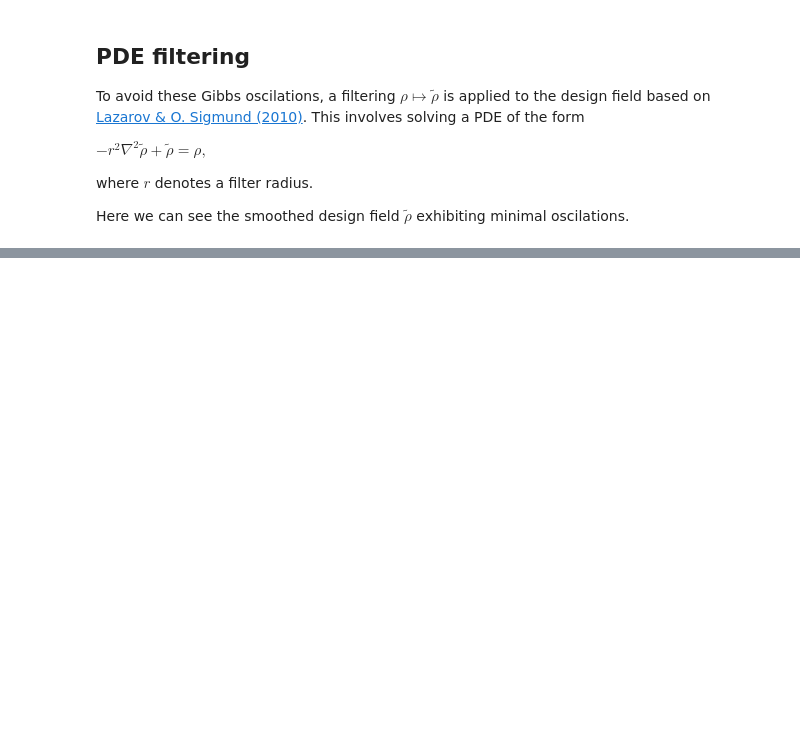
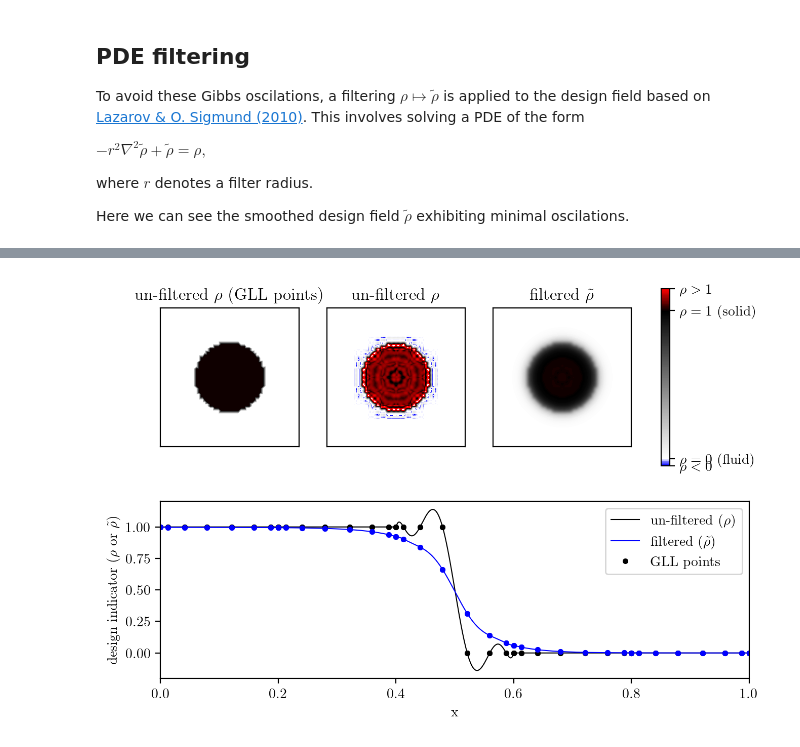
Before and after one commit to ExtremeFLOW/neko-top, a Jupyter notebook: examples/brinkman_parameters/post_processing/Wiggly_boy.ipynb, the cells around one changed output, grey strips where cells are left out. Drawn from its saved outputs; the diff is of its cells as text; code cells hidden in the pictures; blank space fills up the shorter version.

```diff
--- a/examples/brinkman_parameters/post_processing/Wiggly_boy.ipynb
+++ b/examples/brinkman_parameters/post_processing/Wiggly_boy.ipynb
@@ -165,0 +230,73 @@ Text(0.5, 1.0, '$\\tilde{\\rho}$ (Spectrally interpolated)')
+# %%
+from matplotlib.gridspec import GridSpec
+
+import matplotlib as mpl
+mpl.rcParams['lines.linewidth'] = 0.75
+
+#constrained_layout=True
+fig = plt.figure( figsize=(7.5, 5), dpi = 200)
+gs = GridSpec(2, 3, figure=fig)
+
+ax0 = fig.add_subplot(gs[0, 0])
+ax1 = fig.add_subplot(gs[0, 1])
+ax2 = fig.add_subplot(gs[0, 2])
+ax3 = fig.add_subplot(gs[1, :])
+
+#---------------
+c = ax0.tricontourf(brinkman_msh.x[z_plane_index].flatten(), brinkman_msh.y[z_plane_index].flatten() , \
+                      brinkman_fld.registry["u"][z_plane_index].flatten(), cmap=cmap, levels=np.arange(start=c_min, stop=c_max, step=0.005))
+ax0.set_aspect('equal')
+ax0.set_xlim(limits)
+ax0.set_ylim(limits)
+ax0.set_xticks([])
+ax0.set_yticks([])
+ax0.set_title(r'un-filtered $\rho$ (GLL points)')
+
+# plot the spectrally interpolated plane
+c = ax1.tricontourf(x.flatten(), y.flatten() ,unfiltered_int.flatten(),
+                      cmap=cmap, levels=np.arange(start=c_min, stop=c_max, step=0.005))
+ax1.set_aspect('equal')
+ax1.set_xlim(limits)
+ax1.set_ylim(limits)
+ax1.set_xticks([])
+ax1.set_yticks([])
+ax1.set_title(r'un-filtered $\rho$')
+
+#---------------
+# plot the spectrally interpolated plane
+c = ax2.tricontourf(x.flatten(), y.flatten() ,filtered_int.flatten(), cmap=cmap, levels=np.arange(start=c_min, stop=c_max, step=0.005))
+cbar2 = fig.colorbar(c, ax = [ax0, ax1, ax2])
+cbar2.set_ticks([c_min,0.0,1.0,c_max-0.005])
+cbar2.ax.set_yticklabels([r'$\rho < 0$',r'$\rho = 0$ (fluid)', r'$\rho = 1$ (solid)',r'$\rho > 1$'])
+ax2.set_aspect('equal')
+ax2.set_xlim(limits)
+ax2.set_ylim(limits)
+ax2.set_xticks([])
+ax2.set_yticks([])
+ax2.set_title(r'filtered $\tilde{\rho}$')
+
+
+#---------------
+# plot the interpolated wiggly boy
+ax3.plot(x_l.flatten(), unfiltered_int_l.flatten(),'k',label = r'un-filtered ($\rho$)')
+# and the smoothed one
+ax3.plot(x_l.flatten(), filtered_int_l.flatten(),'b',label = r'filtered ($\tilde{\rho}$)')
+
+# scatter the GLL points
+line_index = np.where((abs(brinkman_msh.y) < 0.0001) & (brinkman_msh.z == z_GLL[2]))
+#unfiltered
+ax3.plot(brinkman_msh.x[line_index].flatten(), brinkman_fld.registry["u"][line_index].flatten(),'.k', label = 'GLL points',)
+# filtered
+ax3.plot(brinkman_msh.x[line_index].flatten(), brinkman_fld.registry["v"][line_index].flatten(),'.b')
+
+
+
+ax3.set_xlim([0, limits[1]])
+ax3.set_xlabel("x")
+ax3.set_ylabel(r"design indicator ($\rho$ or $\tilde{\rho}$)")
+ax3.legend()
+
+plt.show()
+fig.savefig('filter_fig_for_report.png')
+# %% [output]
+[figure, added]
```
Also changed, not shown: parts of 6 cells of this notebook, 1 other file.
